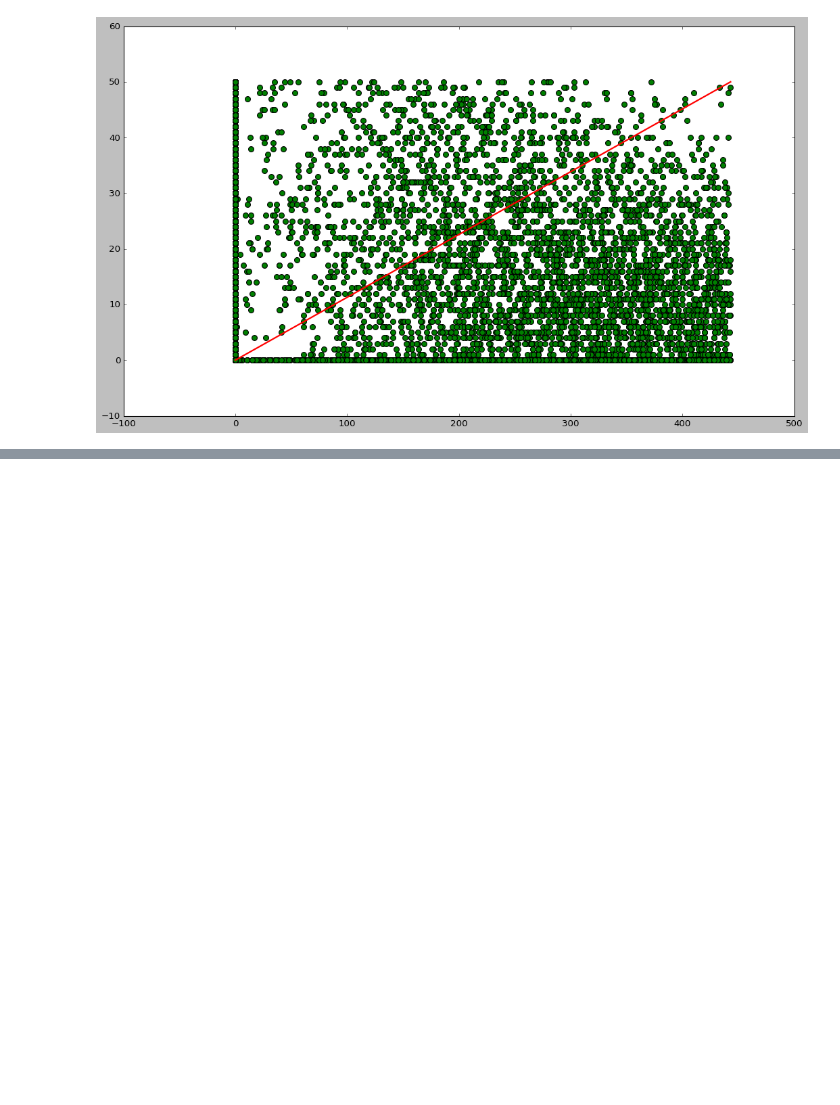
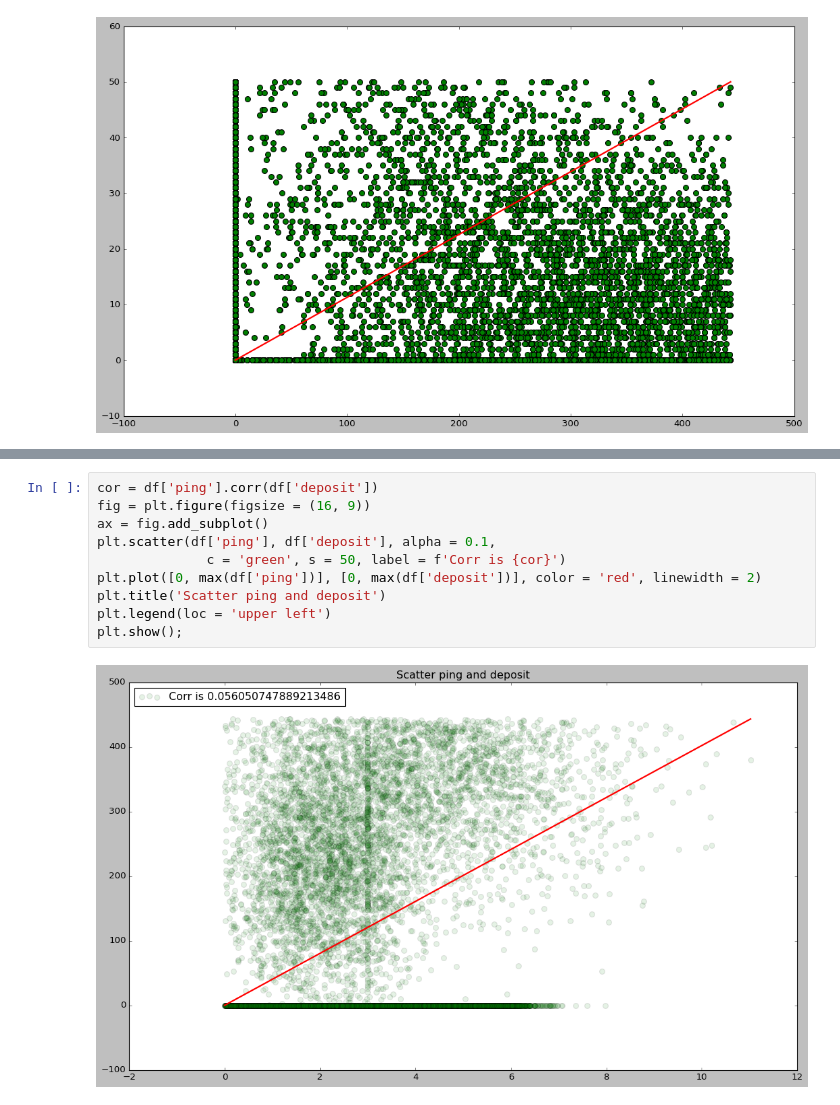
Before and after one commit to amaterrassu/Testing, a Jupyter notebook: Testovoe.ipynb, the cells around one changed output, grey strips where cells are left out. Saved outputs shown, nothing was run; the diff lists cells and outputs as text; blank space fills up the shorter version.

```diff
--- a/Testovoe.ipynb
+++ b/Testovoe.ipynb
@@ -616,0 +639,12 @@ plt.show();
+# %%
+cor = df['ping'].corr(df['deposit'])
+fig = plt.figure(figsize = (16, 9))
+ax = fig.add_subplot()
+plt.scatter(df['ping'], df['deposit'], alpha = 0.1,
+              c = 'green', s = 50, label = f'Corr is {cor}')
+plt.plot([0, max(df['ping'])], [0, max(df['deposit'])], color = 'red', linewidth = 2)
+plt.title('Scatter ping and deposit')
+plt.legend(loc = 'upper left')
+plt.show();
+# %% [output]
+[figure, added]
```
Also changed, not shown: parts of 6 cells of this notebook.
